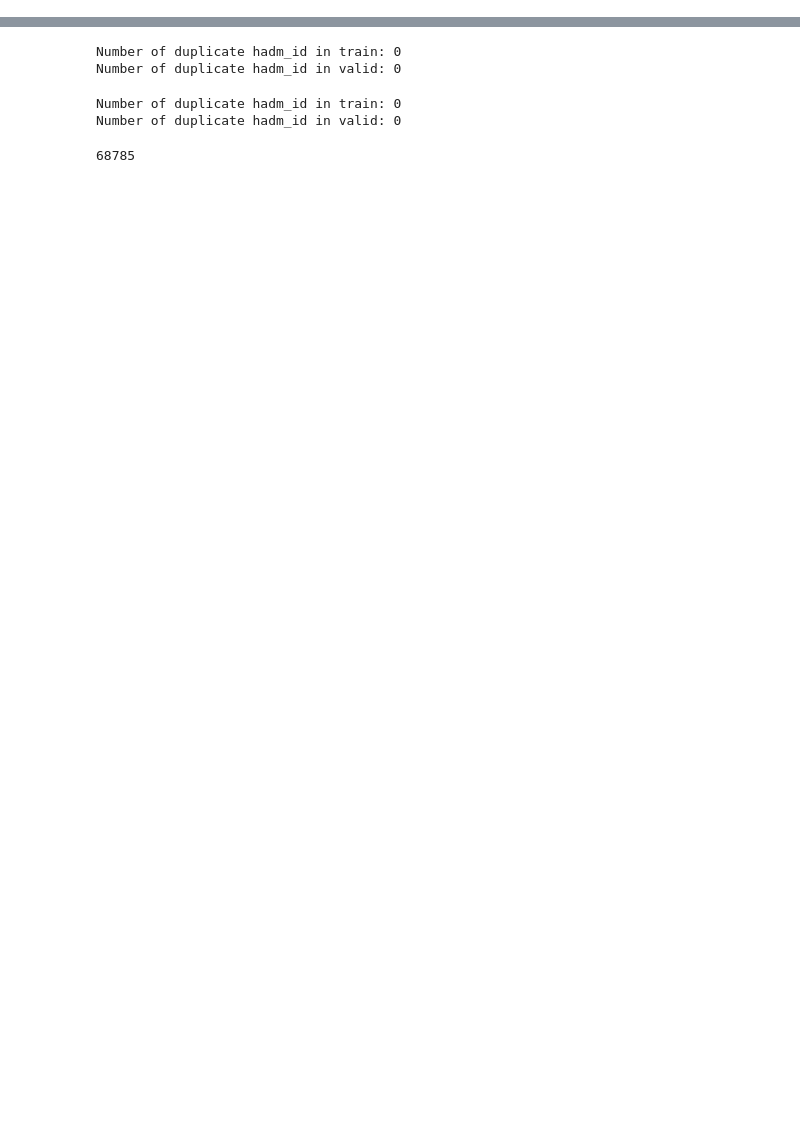
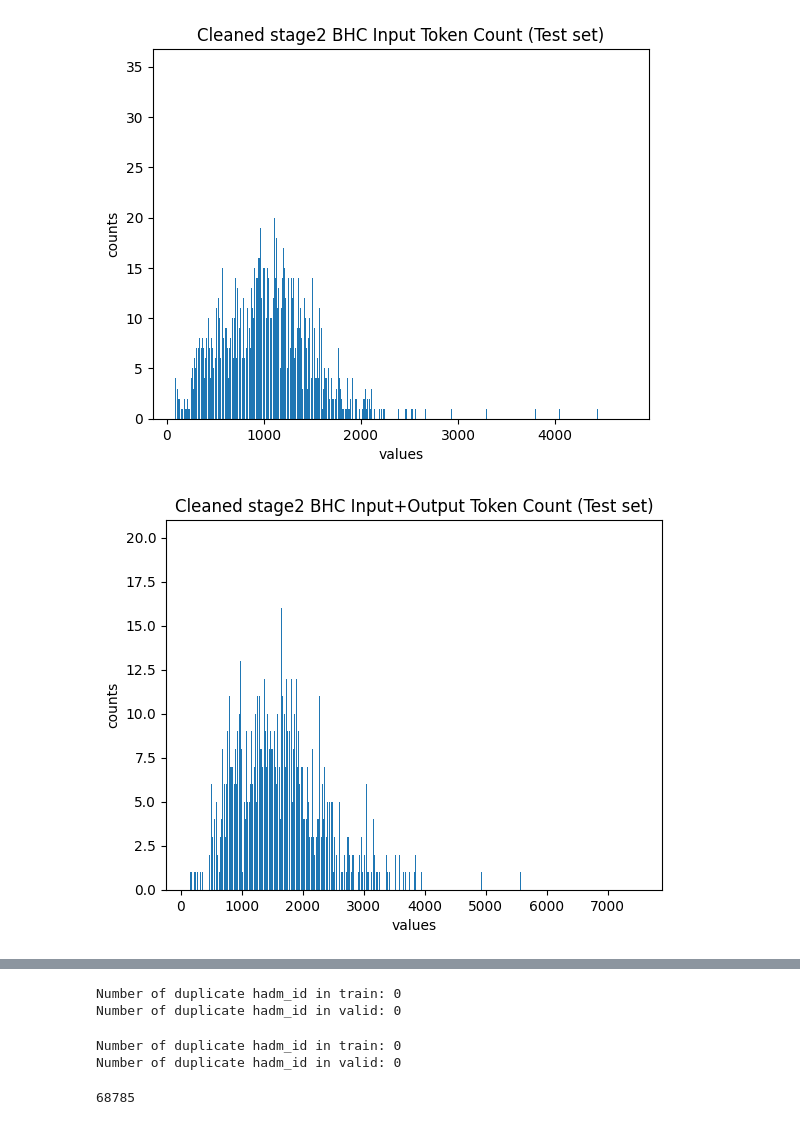
Before and after one commit to HAOTIAN89/MEDISCHARGE, a Jupyter notebook: notebooks/dataset_processing.ipynb, the cells around one changed output, grey strips where cells are left out. Saved outputs shown, nothing was run; the diff lists cells and outputs as text; code cells hidden in the pictures; blank space fills up the shorter version.

```diff
--- a/notebooks/dataset_processing.ipynb
+++ b/notebooks/dataset_processing.ipynb
@@ -86,0 +85,22 @@ Number of spaces in the string: 1901
+# %%
+clean2_bhc_input = extract_clean_inputs(test_combined_discharge,
+                            features_to_include=[
+                                'sex',
+                                'allergies',
+                                'chief_complaint',
+                                'major_surgical_procedures',
+                                'history_of_present_illness',
+                                'past_medical_history',
+                                'social_history',
+                                'family_history',
+                                'physical_exam',
+                            ])
+# %%
+clean2_bhc_input_token_count = clean2_bhc_input.progress_apply(get_token_count)
+plot_token_count(clean2_bhc_input_token_count,
+                 'Cleaned stage2 BHC Input Token Count (Test set)')
+plot_token_count(clean2_bhc_input_token_count + test_combined_discharge['bhc_token_count'] ,
+                    'Cleaned stage2 BHC Input+Output Token Count (Test set)')
+# %% [output]
+[figure, added]
+[figure, added]
```
Also changed, not shown: parts of 53 cells of this notebook, 2 other files.
